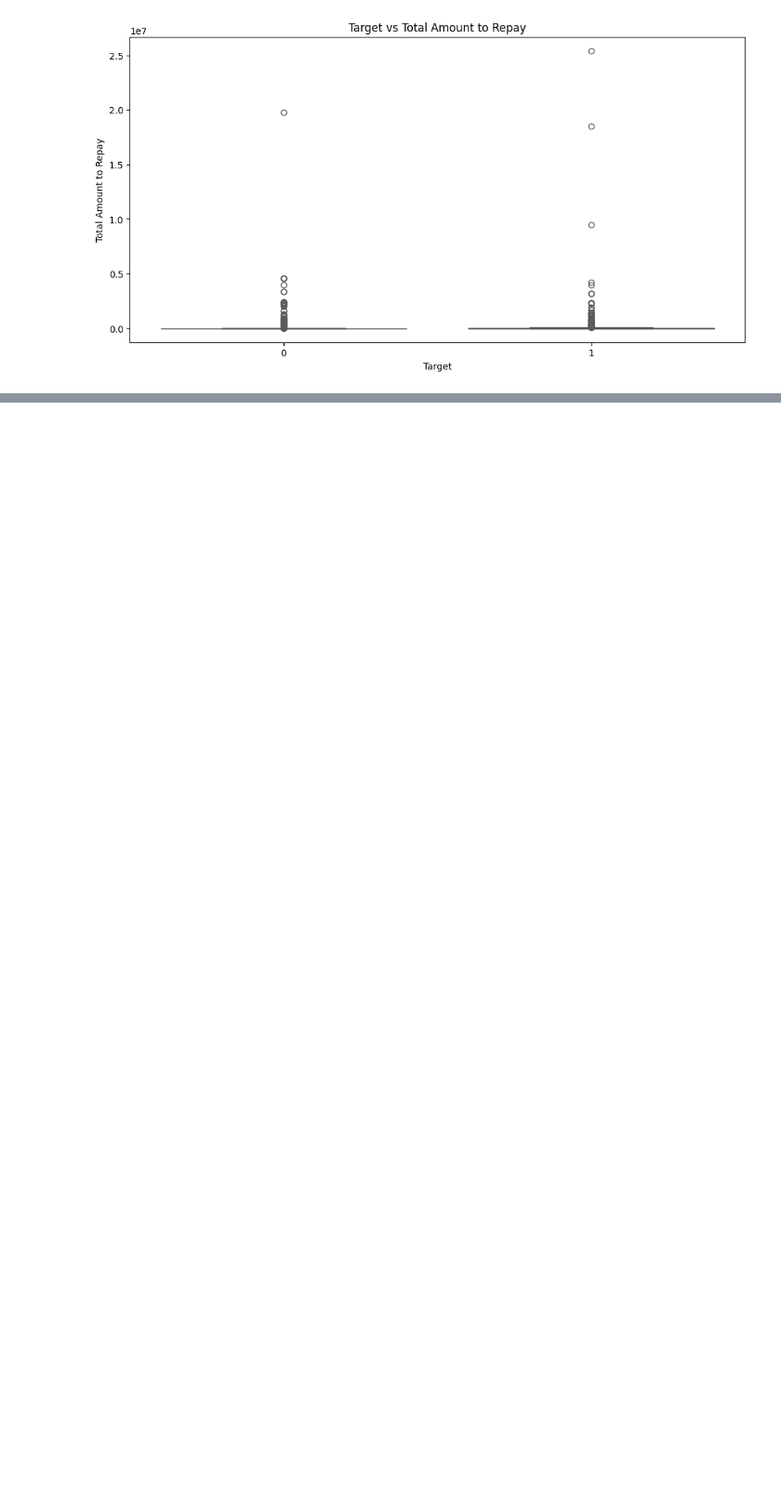
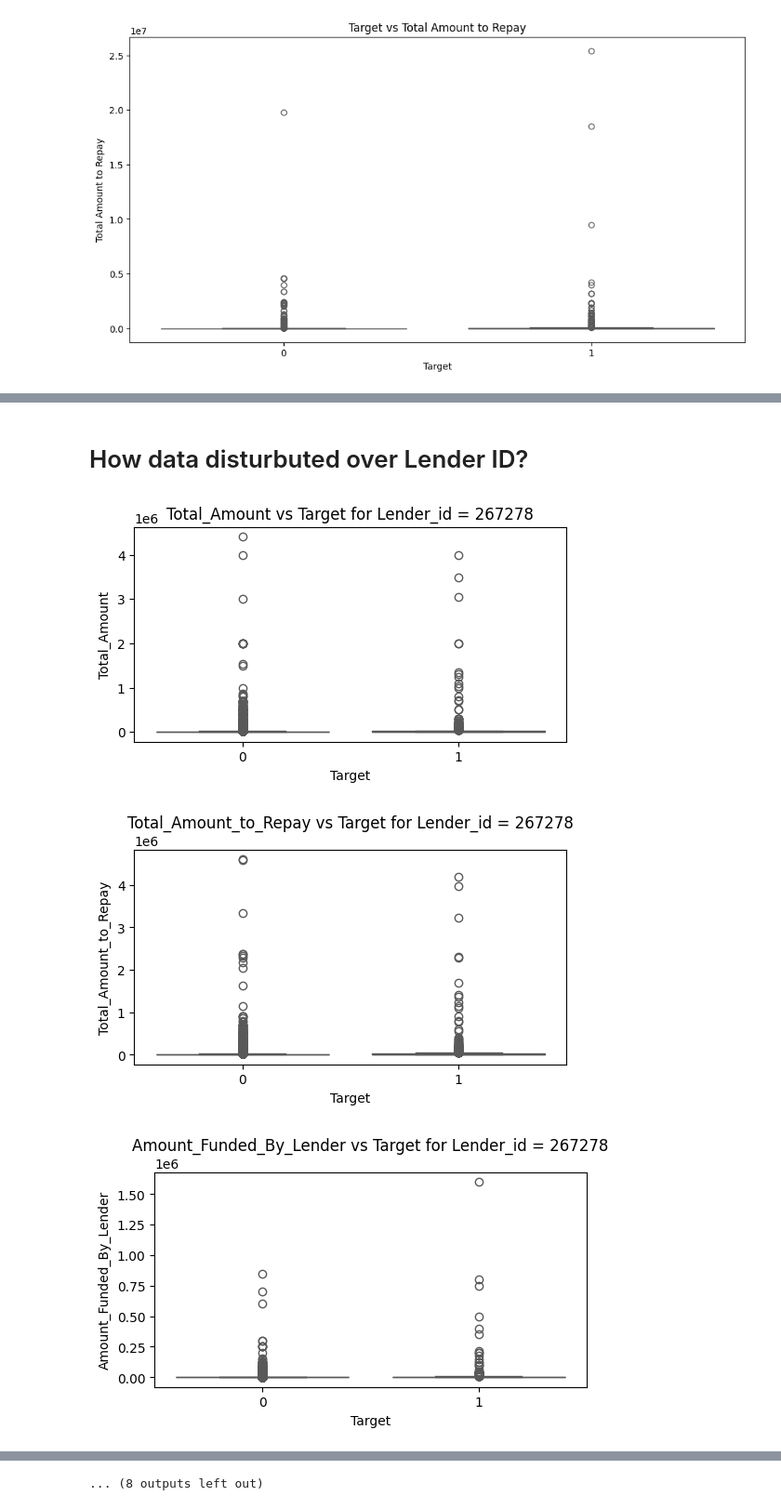
Before and after one commit to segnig/African-Credit-Scoring-Challenge, a Jupyter notebook: eda.ipynb, the cells around one changed output, grey strips where cells are left out. Shown at 93% size. Drawn from its saved outputs; the diff is of its cells as text; code cells hidden in the pictures; blank space fills up the shorter version.

```diff
--- a/eda.ipynb
+++ b/eda.ipynb
@@ -147,0 +312,23 @@ sns.heatmap(triangle_corr, annot=True, cmap="coolwarm")
+# %% [markdown]
+# How data disturbuted over Lender ID?
+# %%
+# distibution the data over Lende_id
+for id in train_copy["lender_id"].unique():
+
+    for col in float64_features:
+        fig, ax = plt.subplots(figsize=(6, 3))
+        sns.boxplot(
+            data=train_copy[train_copy["lender_id"] == id],
+            x="target",
+            y=col,
+            ax=ax,
+            palette="Set2"
+        )
+        plt.xlabel("Target")
+        plt.ylabel(f"{col}")
+        plt.title(f"{col} vs Target for Lender_id = {id}")
+        plt.show();
+# %% [output]
+[figure, added]
+[figure, added]
+[figure, added]
@@ -147,0 +344 @@ sns.heatmap(triangle_corr, annot=True, cmap="coolwarm")
+... (8 outputs left out)
```
Also changed, not shown: parts of 24 cells of this notebook.
